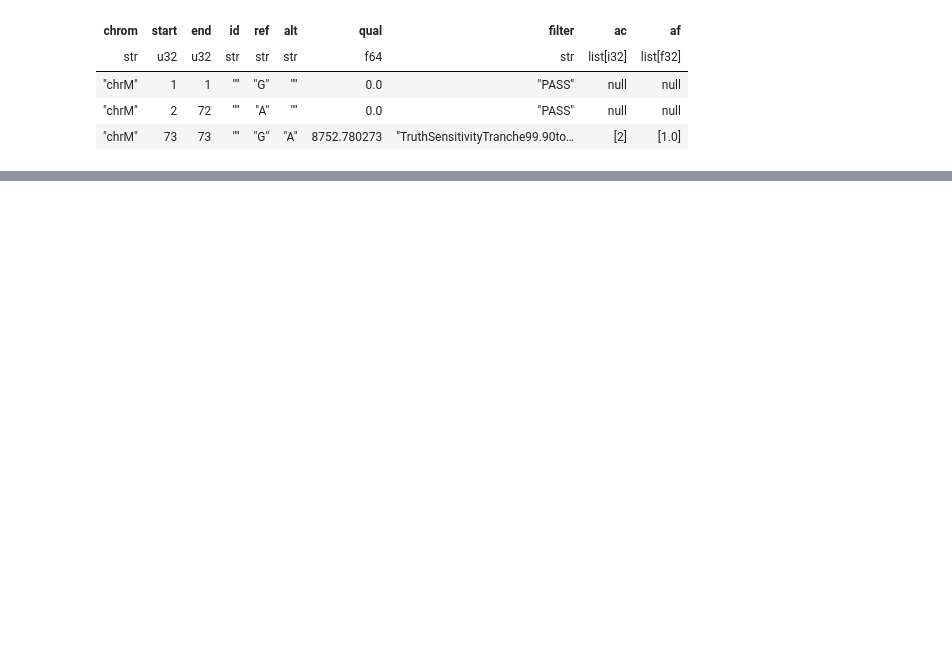
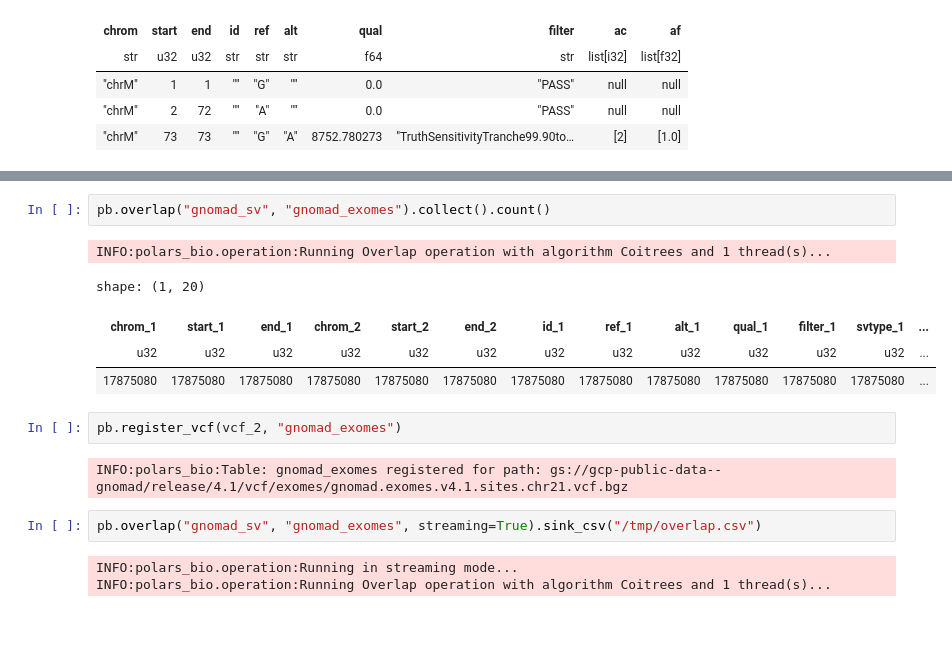
Before and after one commit to bartwild/polars-bio, a Jupyter notebook: docs/notebooks/cookbook.ipynb, the cells around one changed output, grey strips where cells are left out. Saved outputs shown, nothing was run; the diff lists cells and outputs as text; blank space fills up the shorter version.

```diff
--- a/docs/notebooks/cookbook.ipynb
+++ b/docs/notebooks/cookbook.ipynb
@@ -117,2 +224,19 @@ shape: (3, 10)
+# %%
+pb.overlap("gnomad_sv", "gnomad_exomes").collect().count()
+# %% [output]
+INFO:polars_bio.operation:Running Overlap operation with algorithm Coitrees and 1 thread(s)...
+shape: (1, 20)
+| chrom_1 | start_1 | end_1 | chrom_2 | start_2 | end_2 | id_1 | ref_1 | alt_1 | qual_1 | filter_1 | svtype_1 | ... |
+| u32 | u32 | u32 | u32 | u32 | u32 | u32 | u32 | u32 | u32 | u32 | u32 | ... |
+| 17875080 | 17875080 | 17875080 | 17875080 | 17875080 | 17875080 | 17875080 | 17875080 | 17875080 | 17875080 | 17875080 | 17875080 | ... |
+# %%
+pb.register_vcf(vcf_2, "gnomad_exomes")
+# %% [output]
+INFO:polars_bio:Table: gnomad_exomes registered for path: gs://gcp-public-data--gnomad/release/4.1/vcf/exomes/gnomad.exomes.v4.1.sites.chr21.vcf.bgz
+# %%
+pb.overlap("gnomad_sv", "gnomad_exomes", streaming=True).sink_csv("/tmp/overlap.csv")
+# %% [output]
+INFO:polars_bio.operation:Running in streaming mode...
+INFO:polars_bio.operation:Running Overlap operation with algorithm Coitrees and 1 thread(s)...
 # %% [markdown]
 ###
```
Also changed, not shown: parts of 15 cells of this notebook, 18 other files.
